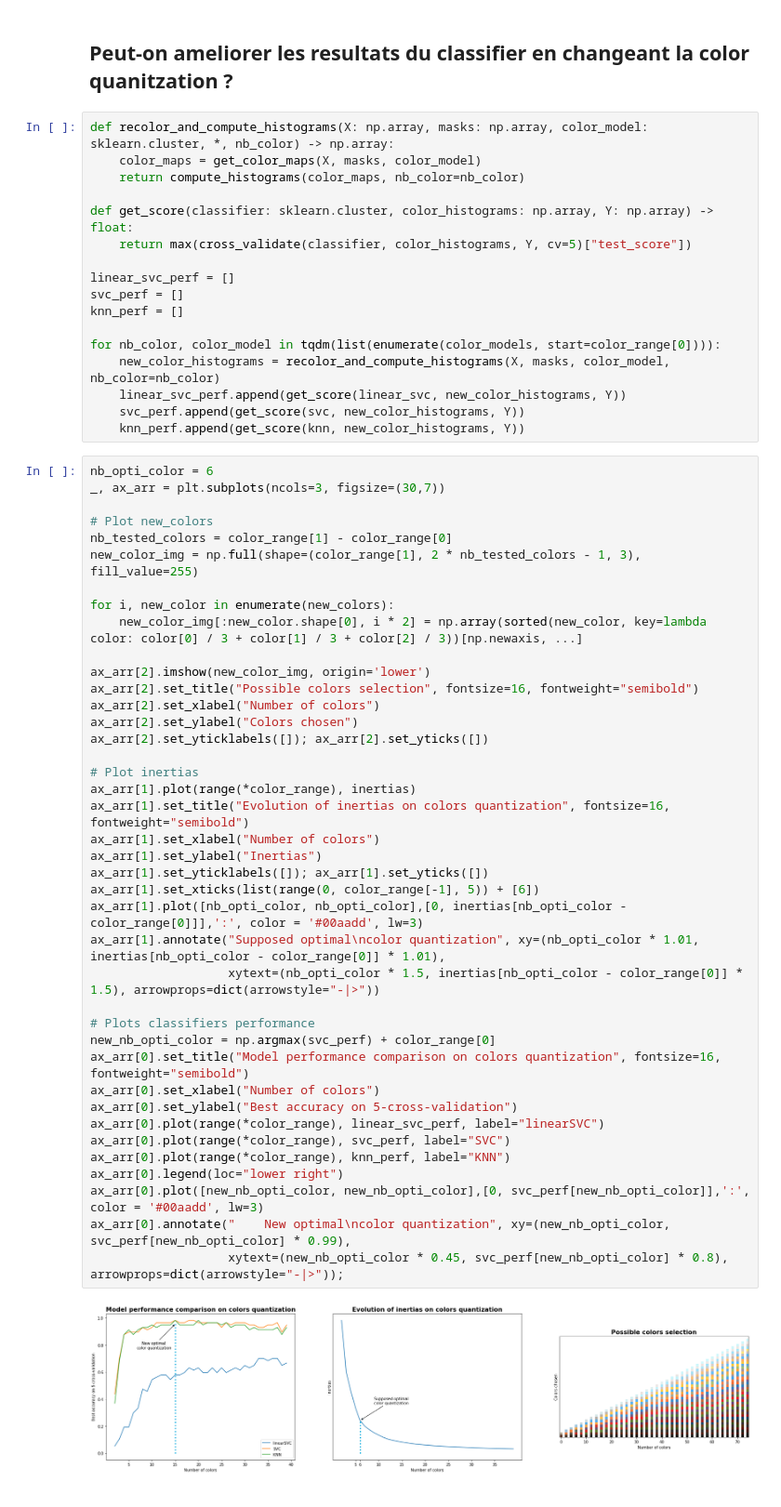
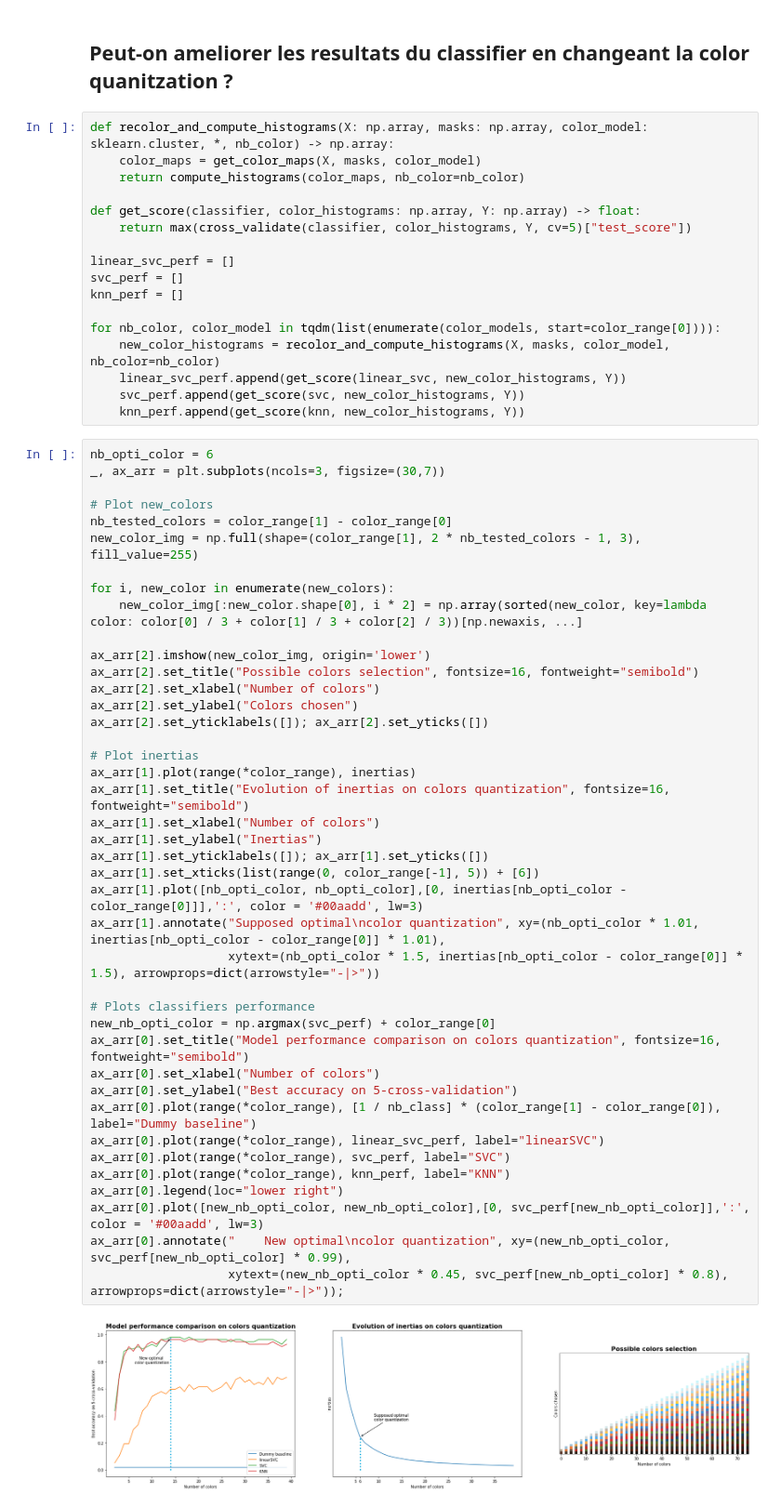
Before and after one commit to Whojo/Dobble-master-race, a Jupyter notebook: color-histogram.ipynb, the cells around one changed output. Shown: that part at 93% size. Cells and saved outputs as stored; diff of their text form.

```diff
--- a/color-histogram.ipynb
+++ b/color-histogram.ipynb
@@ -323,7 +389,7 @@ def recolor_and_compute_histograms(X: np.array, masks: np.array, color_model: sk
     color_maps = get_color_maps(X, masks, color_model)
     return compute_histograms(color_maps, nb_color=nb_color)
 
-def get_score(classifier: sklearn.cluster, color_histograms: np.array, Y: np.array) -> float:
+def get_score(classifier, color_histograms: np.array, Y: np.array) -> float:
     return max(cross_validate(classifier, color_histograms, Y, cv=5)["test_score"])
 
 linear_svc_perf = []
@@ -349,32 +415,33 @@ for i, new_color in enumerate(new_colors):
 ax_arr[2].imshow(new_color_img, origin='lower')
 ax_arr[2].set_title("Possible colors selection", fontsize=16, fontweight="semibold")
 ax_arr[2].set_xlabel("Number of colors")
 ax_arr[2].set_ylabel("Colors chosen")
 ax_arr[2].set_yticklabels([]); ax_arr[2].set_yticks([])
 
 # Plot inertias
 ax_arr[1].plot(range(*color_range), inertias)
 ax_arr[1].set_title("Evolution of inertias on colors quantization", fontsize=16, fontweight="semibold")
 ax_arr[1].set_xlabel("Number of colors")
 ax_arr[1].set_ylabel("Inertias")
 ax_arr[1].set_yticklabels([]); ax_arr[1].set_yticks([])
 ax_arr[1].set_xticks(list(range(0, color_range[-1], 5)) + [6])
 ax_arr[1].plot([nb_opti_color, nb_opti_color],[0, inertias[nb_opti_color - color_range[0]]],':', color = '#00aadd', lw=3)
 ax_arr[1].annotate("Supposed optimal\ncolor quantization", xy=(nb_opti_color * 1.01, inertias[nb_opti_color - color_range[0]] * 1.01),
                    xytext=(nb_opti_color * 1.5, inertias[nb_opti_color - color_range[0]] * 1.5), arrowprops=dict(arrowstyle="-|>"))
 
 # Plots classifiers performance
 new_nb_opti_color = np.argmax(svc_perf) + color_range[0]
 ax_arr[0].set_title("Model performance comparison on colors quantization", fontsize=16, fontweight="semibold")
 ax_arr[0].set_xlabel("Number of colors")
 ax_arr[0].set_ylabel("Best accuracy on 5-cross-validation")
+ax_arr[0].plot(range(*color_range), [1 / nb_class] * (color_range[1] - color_range[0]), label="Dummy baseline")
 ax_arr[0].plot(range(*color_range), linear_svc_perf, label="linearSVC")
 ax_arr[0].plot(range(*color_range), svc_perf, label="SVC")
 ax_arr[0].plot(range(*color_range), knn_perf, label="KNN")
 ax_arr[0].legend(loc="lower right")
 ax_arr[0].plot([new_nb_opti_color, new_nb_opti_color],[0, svc_perf[new_nb_opti_color]],':', color = '#00aadd', lw=3)
 ax_arr[0].annotate("    New optimal\ncolor quantization", xy=(new_nb_opti_color, svc_perf[new_nb_opti_color] * 0.99),
                    xytext=(new_nb_opti_color * 0.45, svc_perf[new_nb_opti_color] * 0.8), arrowprops=dict(arrowstyle="-|>"));
 # %% [output]
-[figure, old version]
+[figure, new version]
 # %% [markdown]
```
Also changed, not shown: parts of 13 cells of this notebook.
